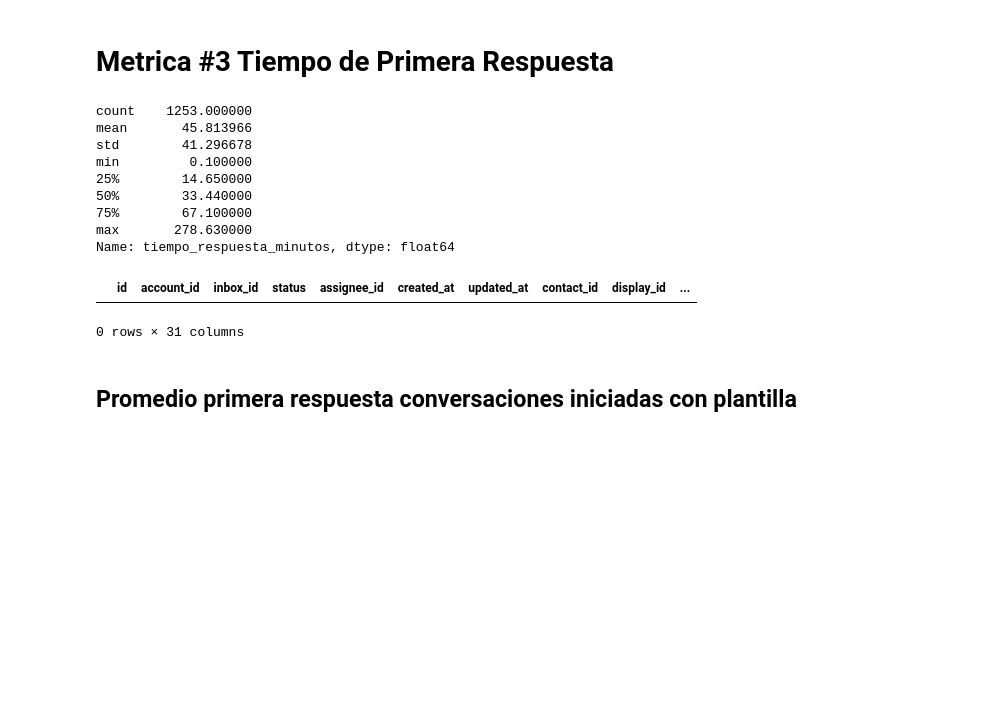
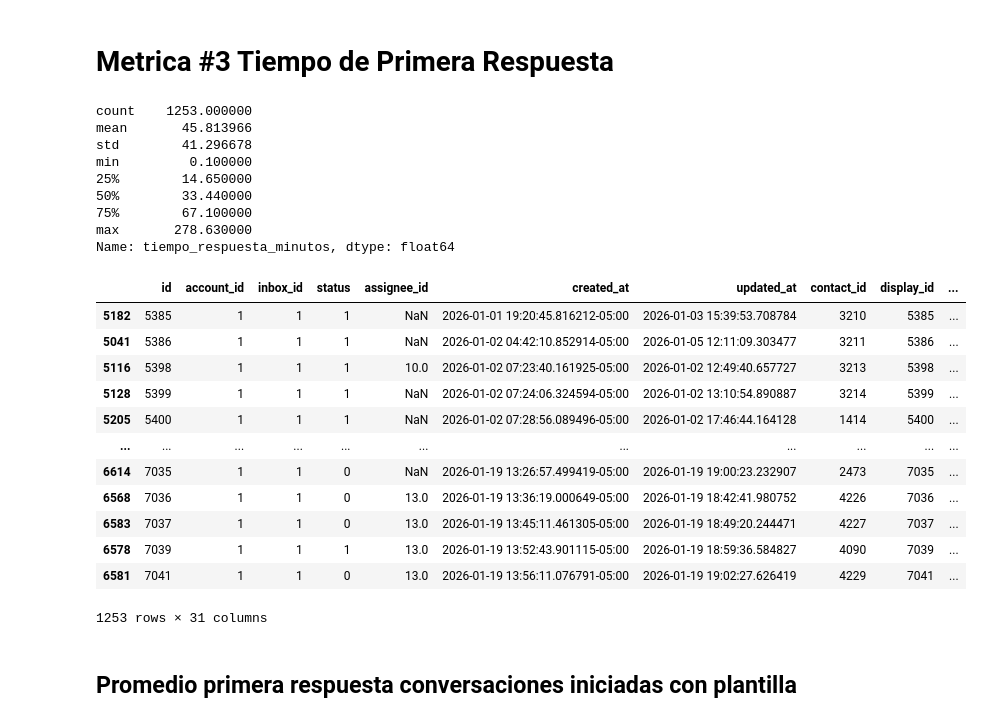
Before and after one commit to Jona-2006-17/analisis, a Jupyter notebook: analisis.ipynb, the cells around one changed output. Cells and saved outputs as stored; diff of their text form; code cells hidden in the pictures; blank space fills up the shorter version.

```diff
--- a/analisis.ipynb
+++ b/analisis.ipynb
@@ -218,9 +230,11 @@ Sabado: 32.64
 # %% [markdown]
 # Metrica #3 Tiempo de Primera Respuesta
 # %%
+##Promedio primera respuesta de cada agente
+##Promedio de todos los mensajes de cada agente
+
 df_sin_inicio_plantilla = df[~df['cached_label_list'].str.contains('iniciada_con_plantilla', na=False)].copy()
 
-#6501, 6807
 df_sin_inicio_plantilla['created_at'] = df_sin_inicio_plantilla['created_at'].dt.tz_localize('UTC')
 df_sin_inicio_plantilla['first_reply_created_at'] = df_sin_inicio_plantilla['first_reply_created_at'].dt.tz_localize('UTC')
 
@@ -273,56 +287,46 @@ def calcular_mismo_dia(row):
 
     if inicio < inicio_laboral and primera_respuesta <= fin_laboral:
         segundos +=(primera_respuesta-inicio_laboral).total_seconds()
 
     return max(segundos, 0)
 
-
 df_sin_inicio_plantilla['tiempo_respuesta_segundos'] = np.where(
     mismo_dia,
     df_sin_inicio_plantilla.apply(calcular_mismo_dia, axis=1).round(2),
     df_sin_inicio_plantilla.apply(calcular_dia_distinto, axis=1).round(2)
 )
 
 df_sin_inicio_plantilla['tiempo_respuesta_minutos'] = (df_sin_inicio_plantilla['tiempo_respuesta_segundos'] / 60).round(2)
 df_sin_inicio_plantilla['tiempo_respuesta_horas'] = (df_sin_inicio_plantilla['tiempo_respuesta_minutos'] / 60).round(2)
 
 promedio_tiempo_respuesta_min = df_sin_inicio_plantilla['tiempo_respuesta_minutos'].mean()
-promedio_tiempo_respuesta_min
-
-
-# print(df_sin_inicio_plantilla['tiempo_respuesta_minutos'].describe())
-# v = df_sin_inicio_plantilla[df_sin_inicio_plantilla['tiempo_respuesta_minutos'] ==  278.630000]
-# v
-# mitad = df_sin_inicio_plantilla[df_sin_inicio_plantilla['tiempo_respuesta_minutos'] > 40]
-# mitad.head(30)
 
 print(df_sin_inicio_plantilla['tiempo_respuesta_minutos'].describe())
-infiltrado = df_sin_inicio_plantilla[df_sin_inicio_plantilla['tiempo_respuesta_minutos'] == 177.790000]
-infiltrado
 
-infiltrados = df_sin_inicio_plantilla[df_sin_inicio_plantilla['tiempo_respuesta_minutos'] == 392.290000]
-infiltrados
-
-# count    1253.000000
-# mean       45.813966
-# std        41.296678
-# min         0.100000
-# 25%        14.650000
-# 50%        33.440000
-# 75%        67.100000
-# max       278.630000
+df_sin_inicio_plantilla
 # %% [output]
 count    1253.000000
 mean       45.813966
 std        41.296678
 min         0.100000
 25%        14.650000
 50%        33.440000
 75%        67.100000
 max       278.630000
 Name: tiempo_respuesta_minutos, dtype: float64
 |  | id | account_id | inbox_id | status | assignee_id | created_at | updated_at | contact_id | display_id | ... |
+| 5182 | 5385 | 1 | 1 | 1 | NaN | 2026-01-01 19:20:45.816212-05:00 | 2026-01-03 15:39:53.708784 | 3210 | 5385 | ... |
+| 5041 | 5386 | 1 | 1 | 1 | NaN | 2026-01-02 04:42:10.852914-05:00 | 2026-01-05 12:11:09.303477 | 3211 | 5386 | ... |
+| 5116 | 5398 | 1 | 1 | 1 | 10.0 | 2026-01-02 07:23:40.161925-05:00 | 2026-01-02 12:49:40.657727 | 3213 | 5398 | ... |
+| 5128 | 5399 | 1 | 1 | 1 | NaN | 2026-01-02 07:24:06.324594-05:00 | 2026-01-02 13:10:54.890887 | 3214 | 5399 | ... |
+| 5205 | 5400 | 1 | 1 | 1 | NaN | 2026-01-02 07:28:56.089496-05:00 | 2026-01-02 17:46:44.164128 | 1414 | 5400 | ... |
+| ... | ... | ... | ... | ... | ... | ... | ... | ... | ... | ... |
+| 6614 | 7035 | 1 | 1 | 0 | NaN | 2026-01-19 13:26:57.499419-05:00 | 2026-01-19 19:00:23.232907 | 2473 | 7035 | ... |
+| 6568 | 7036 | 1 | 1 | 0 | 13.0 | 2026-01-19 13:36:19.000649-05:00 | 2026-01-19 18:42:41.980752 | 4226 | 7036 | ... |
+| 6583 | 7037 | 1 | 1 | 0 | 13.0 | 2026-01-19 13:45:11.461305-05:00 | 2026-01-19 18:49:20.244471 | 4227 | 7037 | ... |
+| 6578 | 7039 | 1 | 1 | 1 | 13.0 | 2026-01-19 13:52:43.901115-05:00 | 2026-01-19 18:59:36.584827 | 4090 | 7039 | ... |
+| 6581 | 7041 | 1 | 1 | 0 | 13.0 | 2026-01-19 13:56:11.076791-05:00 | 2026-01-19 19:02:27.626419 | 4229 | 7041 | ... |
-0 rows × 31 columns
+1253 rows × 31 columns
 # %% [markdown]
 ## Promedio primera respuesta conversaciones iniciadas con plantilla
 # %%
```
Also changed, not shown: parts of 13 cells of this notebook.
